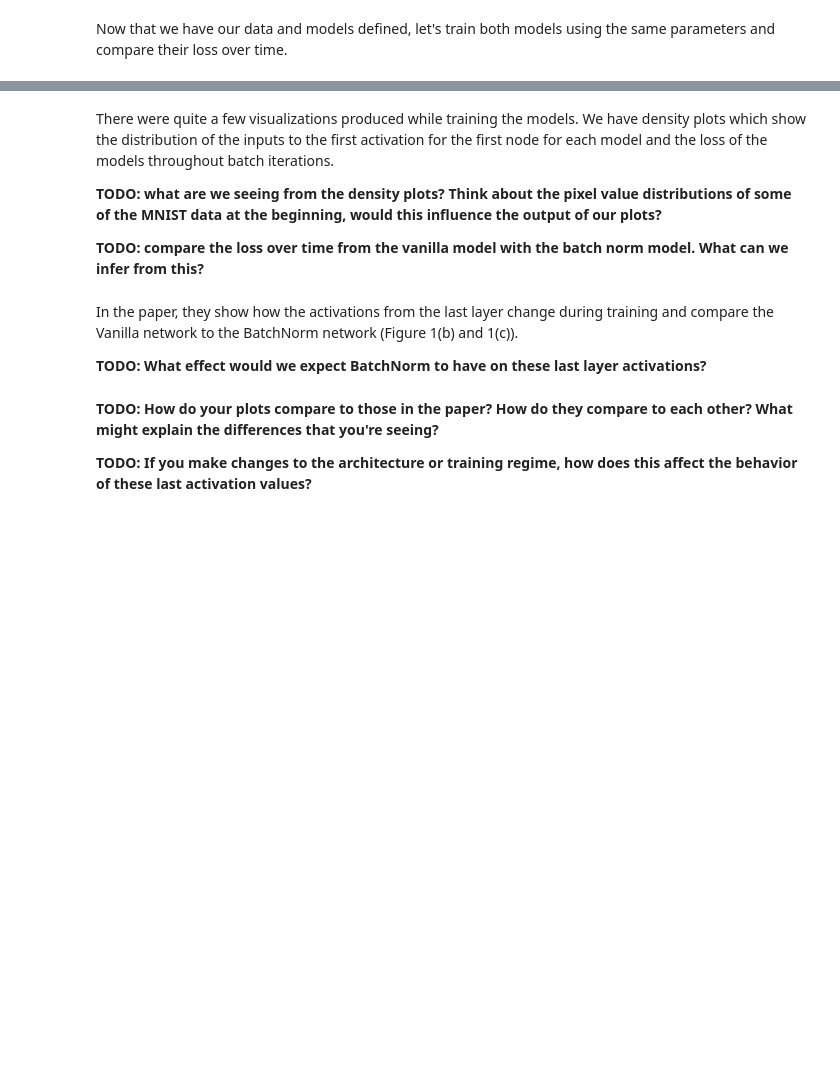
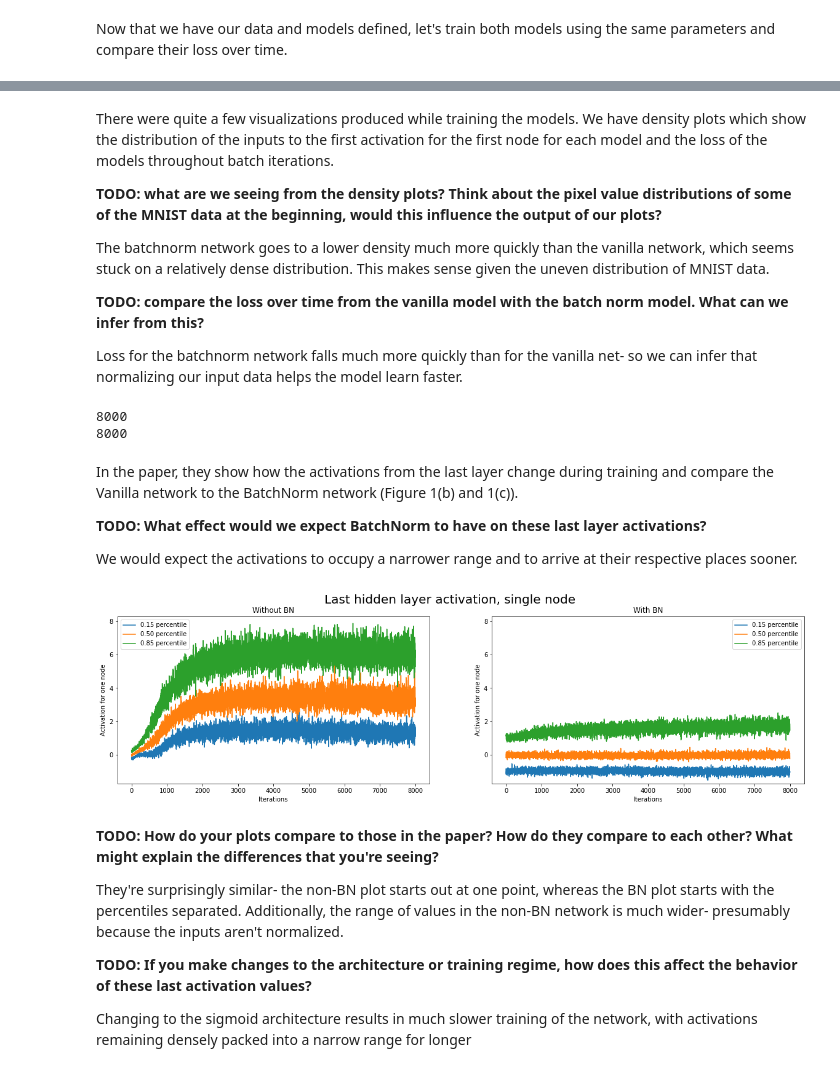
Before and after one commit to UMT-CSCI-591-Deep-Learning-2022/Week_10_BatchNorm, a Jupyter notebook: Week_10_BatchNorm.ipynb, the cells around one changed output, grey strips where cells are left out. Cells and saved outputs as stored; diff of their text form; code cells hidden in the pictures; blank space fills up the shorter version.

```diff
--- a/Week_10_BatchNorm.ipynb
+++ b/Week_10_BatchNorm.ipynb
@@ -103,27 +114,27 @@ class VanillaNN(nn.Module):
         super(VanillaNN, self).__init__()
         self.classifier = nn.Sequential(
             # TODO: what should the input dim be? Hint: size of img data
-            nn.Linear(None, 48),  # layer 1
+            nn.Linear(784, 48),  # layer 1
             nn.ReLU(),
             nn.Linear(48, 24),  # layer 2
             ActivationTracker(),
             nn.ReLU(),
             # TODO: output dim
-            nn.Linear(24, None)  # output
+            nn.Linear(24, 10)  # output
         )
 
         #option to use the architecture from the paper instead, but it's slower
-        # self.classifier = nn.Sequential(
-        #     nn.Linear(None,100),
-        #     nn.Sigmoid(),
-        #     nn.Linear(100,100),
-        #     nn.Sigmoid(),
-        #     nn.Linear(100,100),
-        #     ActivationTracker(),
-        #     nn.Sigmoid(),
-        #     nn.Linear(100,None)
-        # )
-        # self.classifier.apply(init_weights)
+        '''self.classifier = nn.Sequential(
+            nn.Linear(784,100),
+            nn.Sigmoid(),
+            nn.Linear(100,100),
+            nn.Sigmoid(),
+            nn.Linear(100,100),
+            ActivationTracker(),
+            nn.Sigmoid(),
+            nn.Linear(100,10)
+        )'''
+        self.classifier.apply(init_weights)
 
     def forward(self, x):
         x = x.view(x.size(0), -1)
@@ -277,46 +326,73 @@ We have density plots which show the distribution of the inputs to the first act
 
 **TODO: what are we seeing from the density plots? Think about the pixel value distributions of some of the MNIST data at the beginning, would this influence the output of our plots?**
 
+The batchnorm network goes to a lower density much more quickly than the vanilla network, which seems stuck on a relatively dense distribution. This makes sense given the uneven distribution of MNIST data.
+
 **TODO: compare the loss over time from the vanilla model with the batch norm model. What can we infer from this?**
+
+Loss for the batchnorm network falls much more quickly than for the vanilla net- so we can infer that normalizing our input data helps the model learn faster.
 # %%
 # Get last hidden layer activation (ActivationTracker layer)
 # TODO: which layer of the model to use?
-baseline_activation = model.get_model()[None].get_all_activations()
-bn_activation = model_bn.get_model()[None].get_all_activations()
+baseline_activation = model.get_model()[3].get_all_activations()
+bn_activation = model_bn.get_model()[5].get_all_activations()
 print(len(baseline_activation))  # will match len(epochs_stats)
+print(len(epochs_stats))
+# %% [output]
+8000
+8000
 # %% [markdown]
 In the paper, they show how the activations from the last layer change during training and compare the Vanilla network to the BatchNorm network (Figure 1(b) and 1(c)).
 
 **TODO: What effect would we expect BatchNorm to have on these last layer activations?**
+
+We would expect the activations to occupy a narrower range and to arrive at their respective places sooner.
 # %%
 # Display activations
 if epochs_stats:
     fig, ax = plt.subplots(1, 2, figsize=(10*2, 5))
 
     # -- All iterations
     # Baseline
     ax[0].plot(epochs_stats, baseline_activation[:, 0], label = f"0.15 percentile")
     ax[0].plot(epochs_stats, baseline_activation[:, 1], label = f"0.50 percentile")
     ax[0].plot(epochs_stats, baseline_activation[:, 2], label = f"0.85 percentile")
     ax[0].set_title('Without BN')
     ax[0].set_xlabel('Iterations')
     ax[0].set_ylabel('Activation for one node')
+    ax0_ylim=ax[0].get_ylim()
 
     # BN based
     ax[1].plot(epochs_stats, bn_activation[:, 0], label = f"0.15 percentile")
     ax[1].plot(epochs_stats, bn_activation[:, 1], label = f"0.50 percentile")
     ax[1].plot(epochs_stats, bn_activation[:, 2], label = f"0.85 percentile")
     ax[1].set_title('With BN')
     ax[1].set_xlabel('Iterations')
     ax[1].set_ylabel('Activation for one node')
+    ax1_ylim=ax[1].get_ylim()
+
+    upper_lims = [ax0_ylim[1], ax1_ylim[1]]
+    lower_lims = [ax0_ylim[0], ax1_ylim[0]]
+
+    upper_lim = np.amax(upper_lims)
+    lower_lim = np.amin(lower_lims)
+
+    ax[0].set_ylim(lower_lim, upper_lim)
+    ax[1].set_ylim(lower_lim, upper_lim)
 
     ax[0].legend(); ax[1].legend()
     plt.suptitle('Last hidden layer activation, single node', fontsize=20)
     plt.show()
+# %% [output]
+[figure, added]
 # %% [markdown]
 **TODO: How do your plots compare to those in the paper? How do they compare to each other? What might explain the differences that you're seeing?**
 
+They're surprisingly similar- the non-BN plot starts out at one point, whereas the BN plot starts with the percentiles separated. Additionally, the range of values in the non-BN network is much wider- presumably because the inputs aren't normalized.
+
 **TODO: If you make changes to the architecture or training regime, how does this affect the behavior of these last activation values?**
+
+Changing to the sigmoid architecture results in much slower training of the network, with activations remaining densely packed into a narrow range for longer
 # %%
 # --Zoom into beginning of above plots to visualize smoothing effect
 small_window = 500
```
Also changed, not shown: parts of 11 cells of this notebook.
